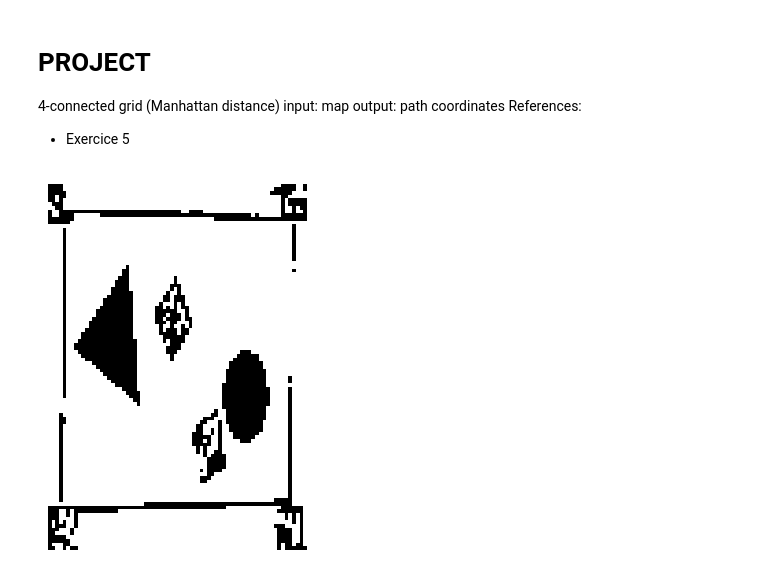
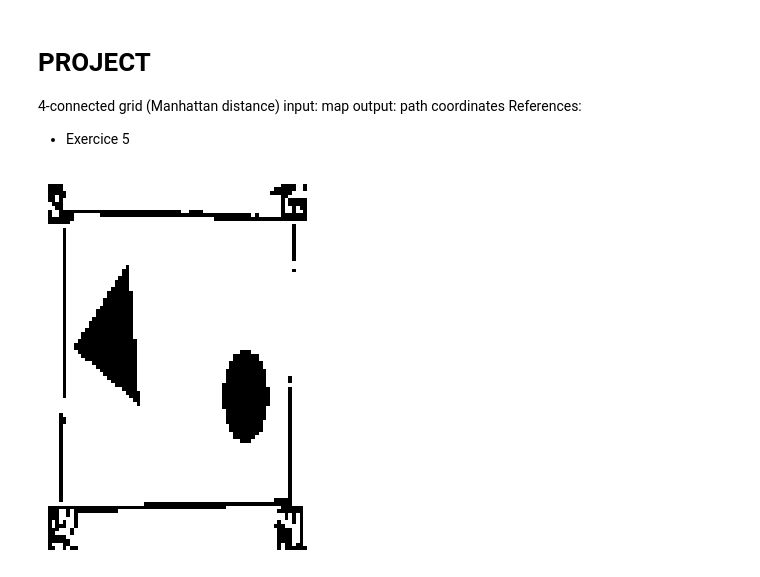
Before and after one commit to Ukrain-programmer/Basics-of-mobile-robotics, a Jupyter notebook: GLOBAL_VISION/GLOBAL_NAVIGATION.ipynb, the cells around one changed output. Saved outputs shown, nothing was run; the diff lists cells and outputs as text; code cells hidden in the pictures.

```diff
--- a/GLOBAL_VISION/GLOBAL_NAVIGATION.ipynb
+++ b/GLOBAL_VISION/GLOBAL_NAVIGATION.ipynb
@@ -13,41 +13,61 @@ from heapq import heappush, heappop
 import cv2
 # %%
 # Load the image
-image_path = 'images/test.jpg'
+#image_path = 'images/test.jpg'
+image_path = 'images/test2.png'
+
 image = cv2.imread(image_path)
 
 # Determine the scale factor to resize the image
 height, width = image.shape[:2]
 
 max_dim = max(height, width)
 scale_factor = 100 / max_dim  # Ensure the longest dimension is 100 (standardisé)
 
 # Resize the image
 new_width = int(width * scale_factor)
 new_height = int(height * scale_factor)
 resized_image = cv2.resize(image, (new_width, new_height), interpolation=cv2.INTER_AREA)
 
 # Convert the image to grayscale
 gray_image = cv2.cvtColor(resized_image, cv2.COLOR_BGR2GRAY)
 
 # Apply a binary threshold to convert it to pure black and white
 _, bw_image = cv2.threshold(gray_image, 127, 255, cv2.THRESH_BINARY)
 
+"""
+contours, _ = cv2.findContours(bw_image, cv2.RETR_EXTERNAL, cv2.CHAIN_APPROX_SIMPLE)
+
+for contour in contours:
+    cv2.drawContours(bw_image, [contour], -1, (128, 128, 128), thickness=3)
+"""
+
+# Find contours
+contours, _ = cv2.findContours(bw_image, cv2.RETR_EXTERNAL, cv2.CHAIN_APPROX_SIMPLE)
+
+# Create an output image to draw contours
+output = cv2.cvtColor(gray_image, cv2.COLOR_GRAY2BGR)
+
+# Draw contours in gray
+for contour in contours:
+    cv2.drawContours(output, [contour], -1, (128, 128, 128), 2)  # Gray color
+
+
 """# Convert the black-and-white image to RGB
 bw_rgb_image = cv2.merge([bw_image, bw_image, bw_image])
 
 # Add a green pixel at (450, 300)
 if 450 < bw_rgb_image.shape[0] and 300 < bw_rgb_image.shape[1]:  # Ensure the pixel is within bounds
     bw_rgb_image[450, 300] = [0, 255, 0]  # Green pixel
     bw_rgb_image[100, 100] = [0, 0, 255]"""
-
+img = bw_image
 # Display the modified image
-plt.imshow(cv2.cvtColor(bw_image, cv2.COLOR_BGR2RGB))
+plt.imshow(bw_image, cmap='gray')
 plt.axis('off')
 plt.show()
-bw_image = np.where(bw_image == 0, -1., bw_image) # conversion for next part
-bw_image = np.where(bw_image == 255, 0., bw_image) # conversion for next part
+bw_image = np.where(bw_image == 0, -1., bw_image) # conversion for next part todo useless
+bw_image = np.where(bw_image == 255, 0., bw_image) # conversion for next part todo useless
 #print(bw_image)
 #print(bw_image.shape)
 # %% [output]
-[figure, old version]
+[figure, new version]
```
Also changed, not shown: parts of 2 cells of this notebook.
